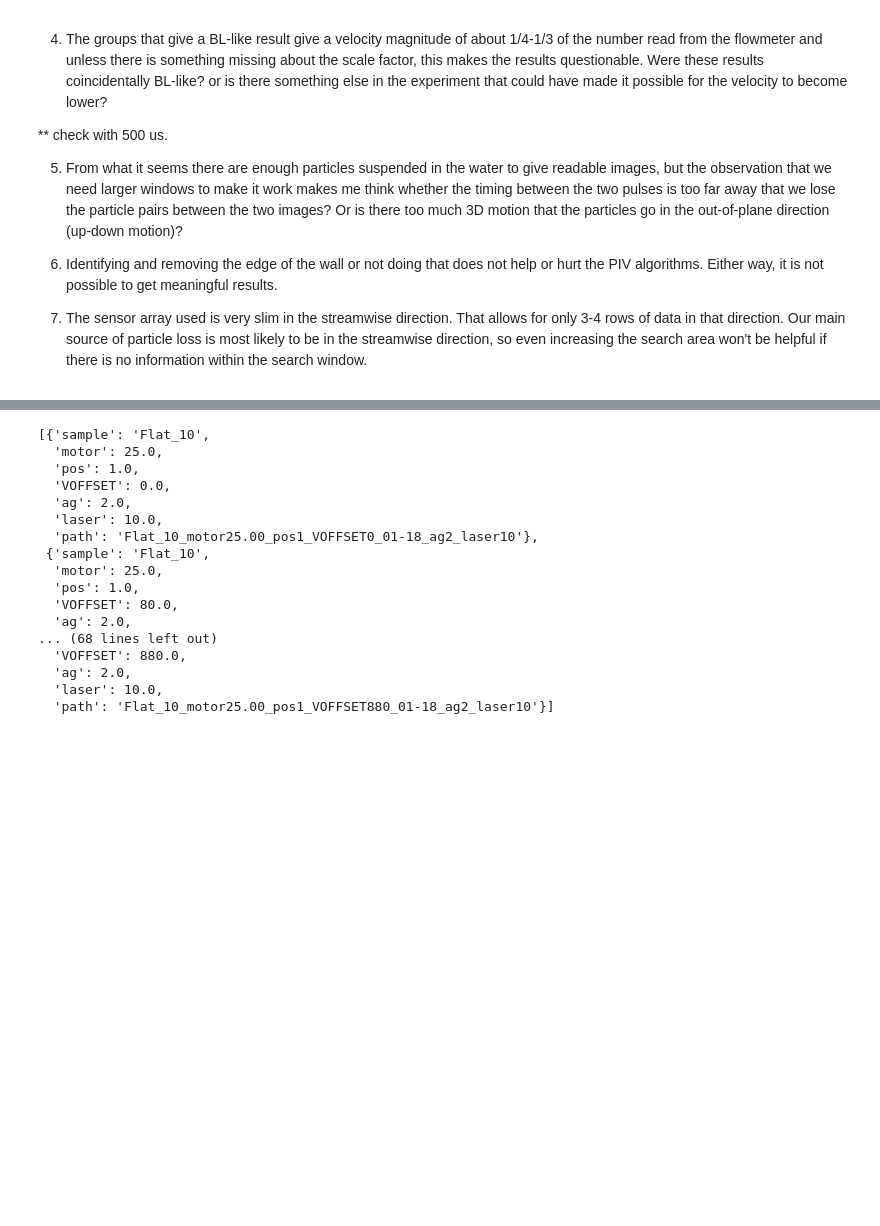
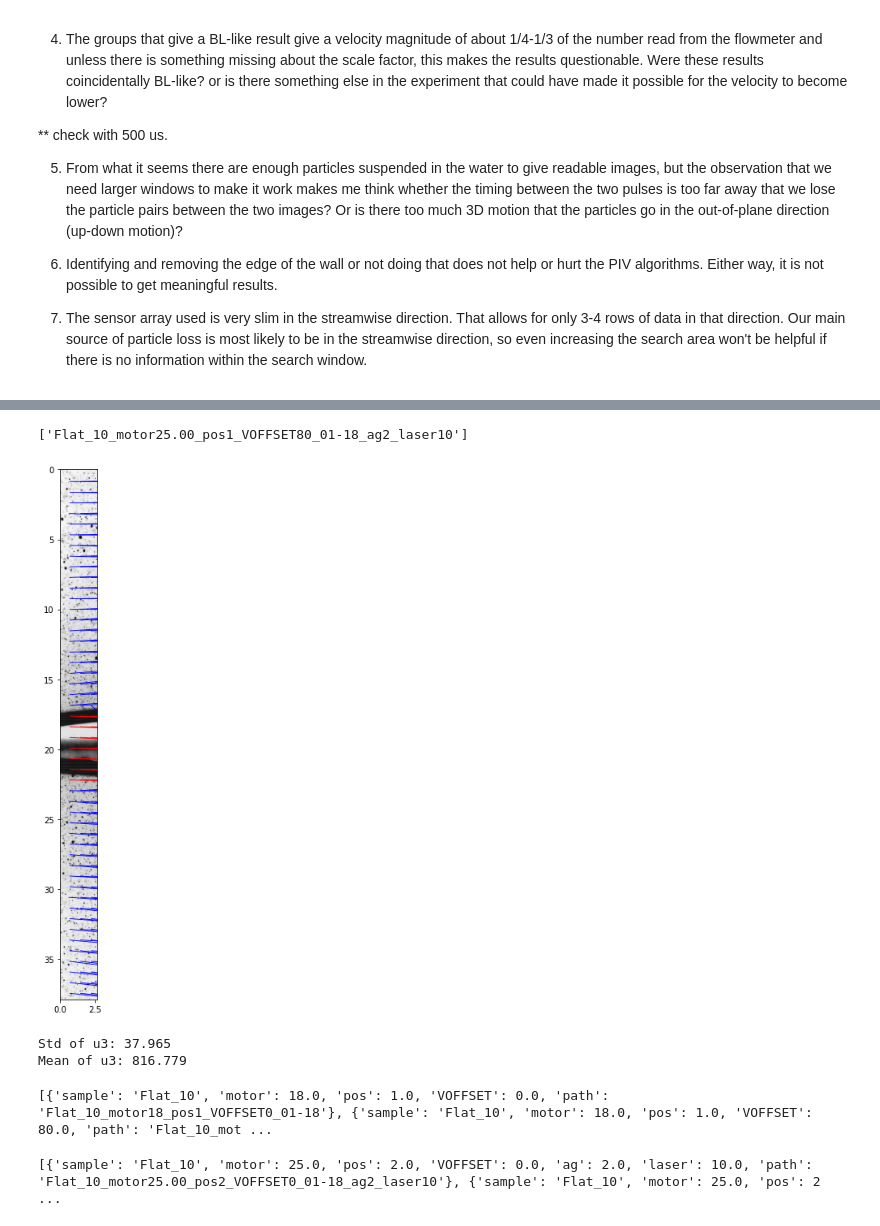
Before and after one commit to yeonsu-jung/piv_recipes, a Jupyter notebook: 2021-01-31.ipynb, the cells around one changed output, grey strips where cells are left out. Saved outputs shown, nothing was run; the diff lists cells and outputs as text; code cells hidden in the pictures; blank space fills up the shorter version.

```diff
--- a/2021-01-31.ipynb
+++ b/2021-01-31.ipynb
@@ -35,24 +65,26 @@ pi = openpiv_recipes.ParticleImage(folder_path)
+# %%
+location_path
+# %% [output]
+['Flat_10_motor25.00_pos1_VOFFSET80_01-18_ag2_laser10']
+# %%
+pi.param_dict_list = list_1_1_1
+#print(pi.param_dict_list)
+
+pi.quick_piv(2,4)
+# %% [output]
+[figure, added]
+Std of u3: 37.965
+Mean of u3: 816.779
+# %%
+folder_path = 'D:/ROWLAND/piv-data/2021-01-18'
+pi2 = openpiv_recipes.ParticleImage(folder_path)
+print(pi2.param_dict_list)
+# %% [output]
+[{'sample': 'Flat_10', 'motor': 18.0, 'pos': 1.0, 'VOFFSET': 0.0, 'path': 'Flat_10_motor18_pos1_VOFFSET0_01-18'}, {'sample': 'Flat_10', 'motor': 18.0, 'pos': 1.0, 'VOFFSET': 80.0, 'path': 'Flat_10_mot ...
 # %%
-pi.param_dict_list
-
-lis = [x for x in pi.param_dict_list if x['sample'] == 'Flat_10' and x['motor'] == 25.0]
+list2_original = pi2.param_dict_list
+list2_flat = [x for x in pi2.param_dict_list if x['sample'] == 'Flat_10' and x['motor'] == 25.0]
+pi2.param_dict_list = list2_flat
+print(list2_flat)
+# %% [output]
+[{'sample': 'Flat_10', 'motor': 25.0, 'pos': 2.0, 'VOFFSET': 0.0, 'ag': 2.0, 'laser': 10.0, 'path': 'Flat_10_motor25.00_pos2_VOFFSET0_01-18_ag2_laser10'}, {'sample': 'Flat_10', 'motor': 25.0, 'pos': 2 ...
-# %%
-lis
-# %% [output]
-[{'sample': 'Flat_10',
-  'motor': 25.0,
-  'pos': 1.0,
-  'VOFFSET': 0.0,
-  'ag': 2.0,
-  'laser': 10.0,
-  'path': 'Flat_10_motor25.00_pos1_VOFFSET0_01-18_ag2_laser10'},
- {'sample': 'Flat_10',
-  'motor': 25.0,
-  'pos': 1.0,
-  'VOFFSET': 80.0,
-  'ag': 2.0,
-... (68 lines left out)
-  'VOFFSET': 880.0,
-  'ag': 2.0,
-  'laser': 10.0,
-  'path': 'Flat_10_motor25.00_pos1_VOFFSET880_01-18_ag2_laser10'}]
```
Also changed, not shown: parts of 8 cells of this notebook, 3 other files.
